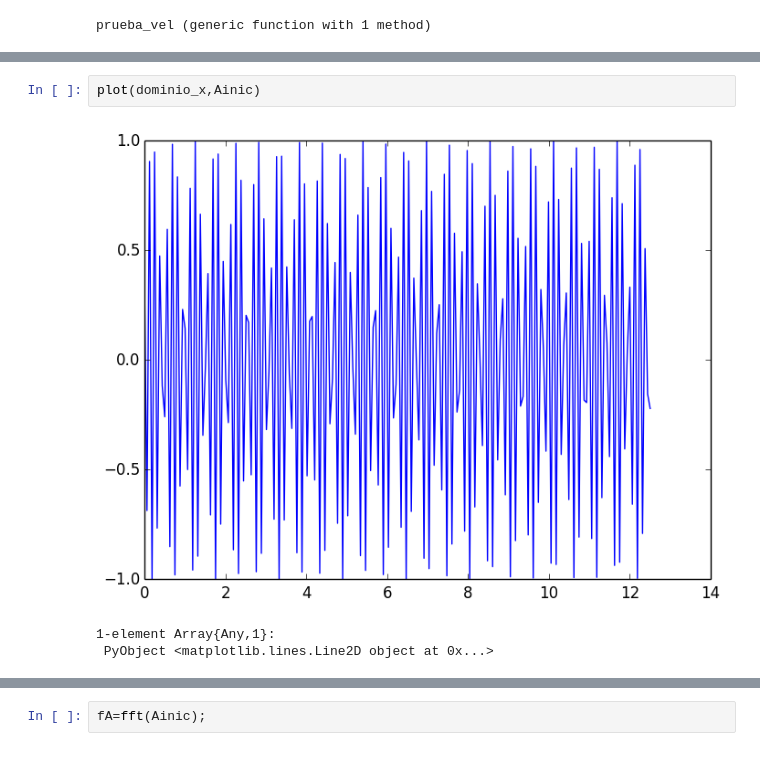
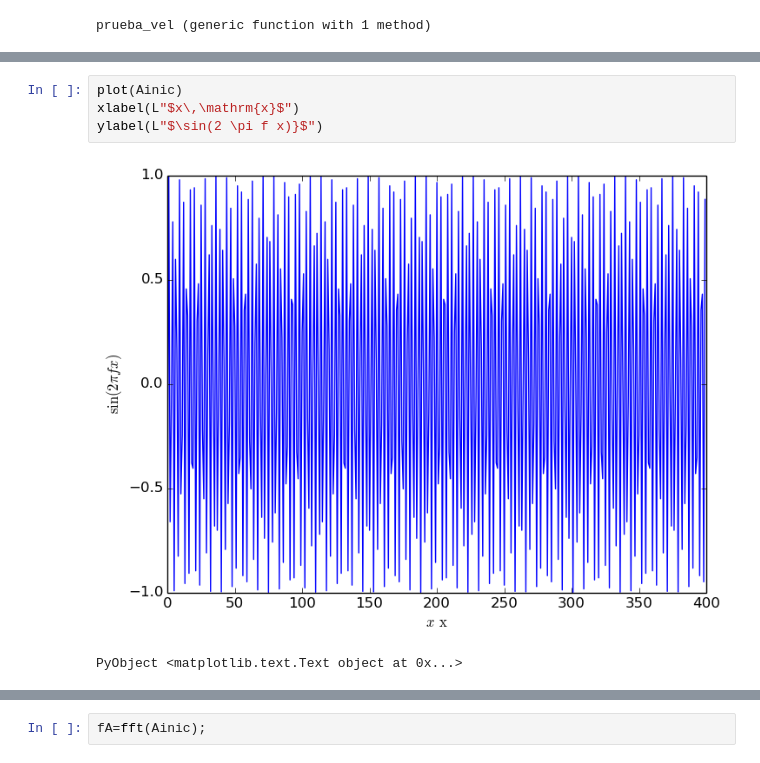
Before and after one commit to carlosmvillegasb/ProyectoFinal, a Jupyter notebook: ProyectoFourier_Granados-Villegas.ipynb, the cells around one changed output, grey strips where cells are left out. Cells and saved outputs as stored; diff of their text form.

```diff
--- a/ProyectoFourier_Granados-Villegas.ipynb
+++ b/ProyectoFourier_Granados-Villegas.ipynb
@@ -539,6 +557,7 @@ fQ=1/(2*Δx)
-# %%
-plot(dominio_x,Ainic)
-# %% [output]
-[figure, removed]
-1-element Array{Any,1}:
- PyObject <matplotlib.lines.Line2D object at 0x...>
+# %%
+plot(Ainic)
+xlabel(L"$x\,\mathrm{x}$")
+ylabel(L"$\sin(2 \pi f x)}$")
+# %% [output]
+[figure, added]
+PyObject <matplotlib.text.Text object at 0x...>
```
Also changed, not shown: parts of 19 cells of this notebook.
